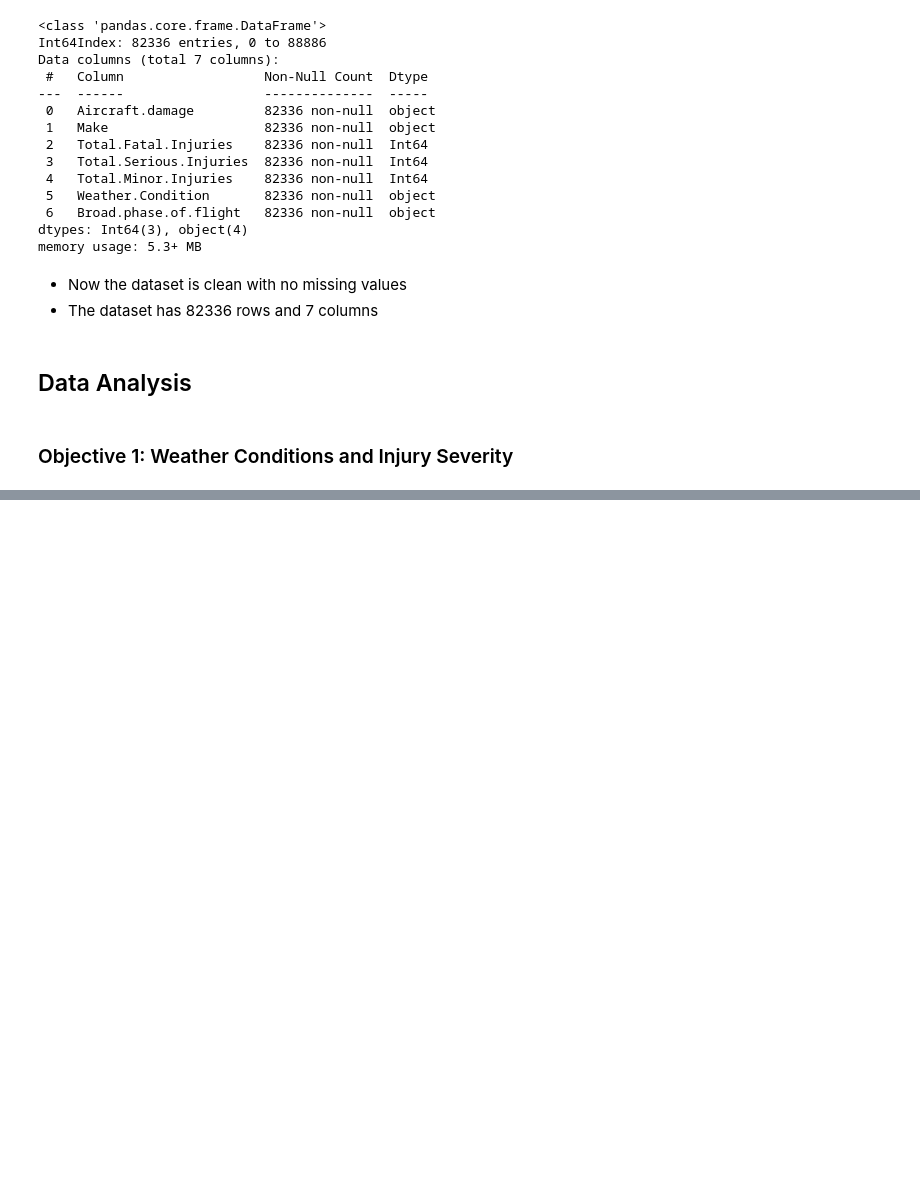
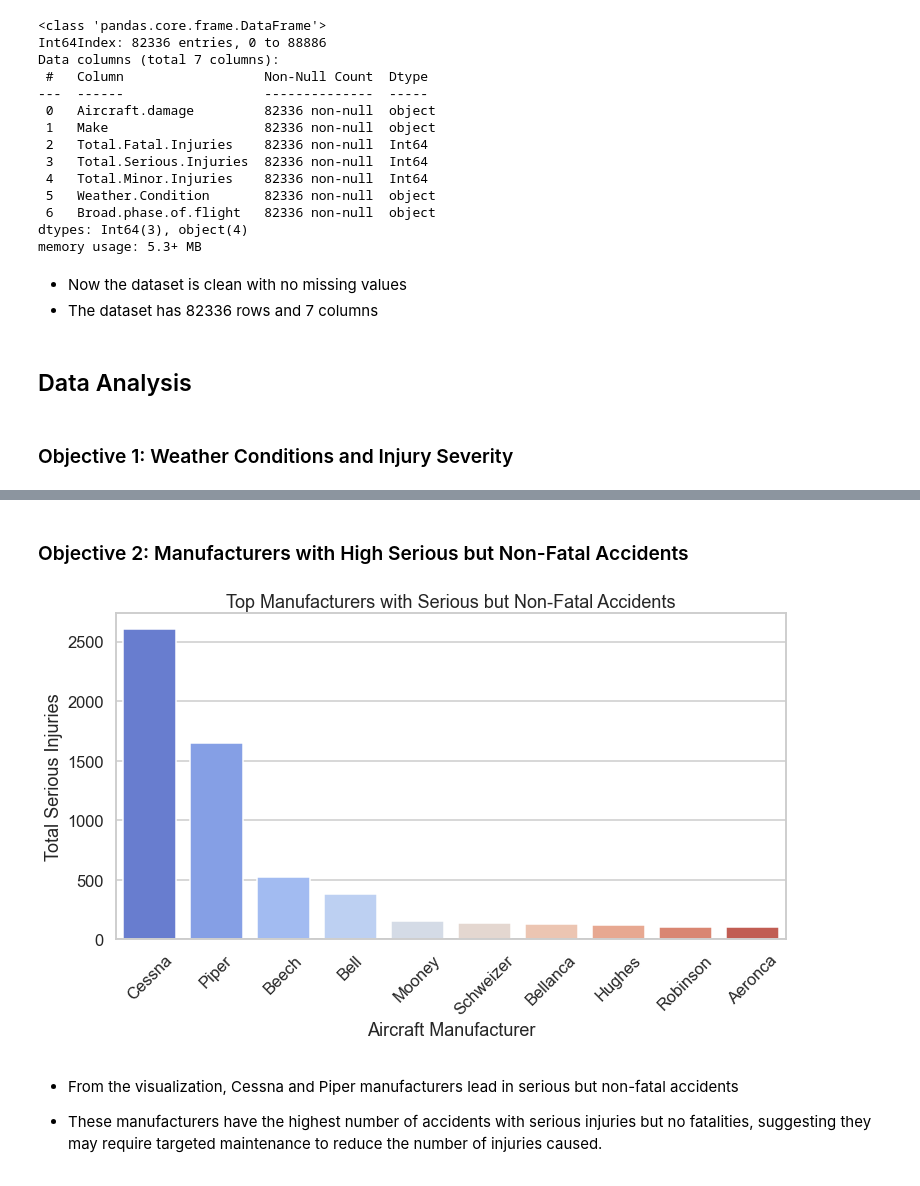
Before and after one commit to DianaMayalo/Phase-1-Project-Moringa-School, a Jupyter notebook: Aviation.ipynb, the cells around one changed output, grey strips where cells are left out. Saved outputs shown, nothing was run; the diff lists cells and outputs as text; code cells hidden in the pictures; blank space fills up the shorter version.

```diff
--- a/Aviation.ipynb
+++ b/Aviation.ipynb
@@ -309,0 +312,23 @@ plt.show();
+# %% [markdown]
+### Objective 2: Manufacturers with High Serious but Non-Fatal Accidents
+# %%
+# Filter cases with serious injuries but no fatalities
+serious_injury_df = df[(df['Total.Serious.Injuries'] > 0) & (df['Total.Fatal.Injuries'] ==0)]
+
+# Count occurrences by manufacturer
+manufacturer_counts = serious_injury_df['Make'].value_counts().head(10)
+
+# Plot the top 10 manufacturers
+plt.figure(figsize=(12,6))
+sns.barplot(x=manufacturer_counts.index, y=manufacturer_counts.values, palette='coolwarm')
+plt.xticks(rotation=45)
+plt.xlabel('Aircraft Manufacturer')
+plt.ylabel('Total Serious Injuries')
+plt.title('Top Manufacturers with Serious but Non-Fatal Accidents')
+plt.show();
+# %% [output]
+[figure, added]
+# %% [markdown]
+- From the visualization, Cessna and Piper manufacturers lead in serious but non-fatal accidents
+
+- These manufacturers have the highest number of accidents with serious injuries but no fatalities, suggesting they may require targeted maintenance to reduce the number of injuries caused.
```
Also changed, not shown: parts of 4 cells of this notebook.
